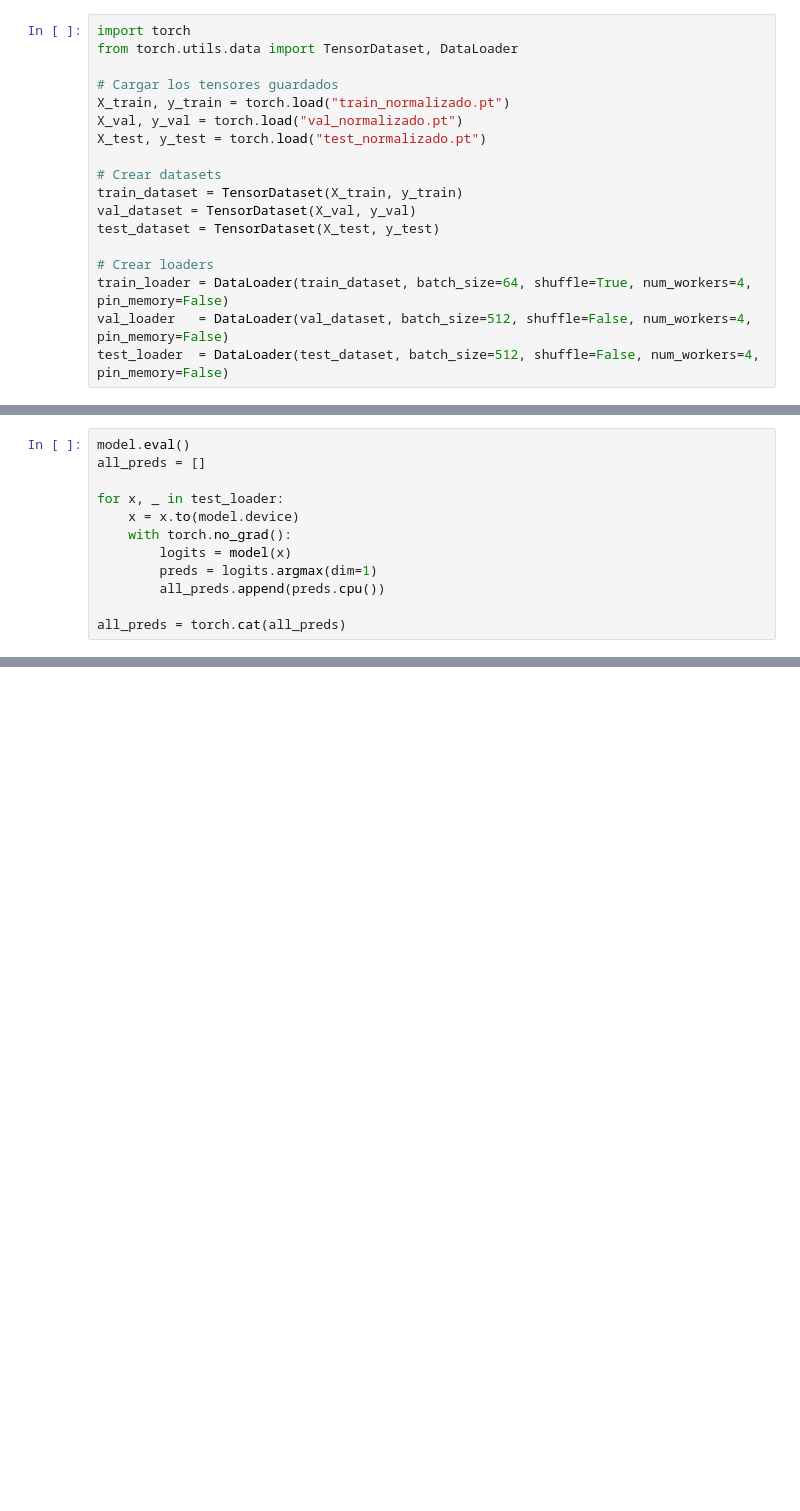
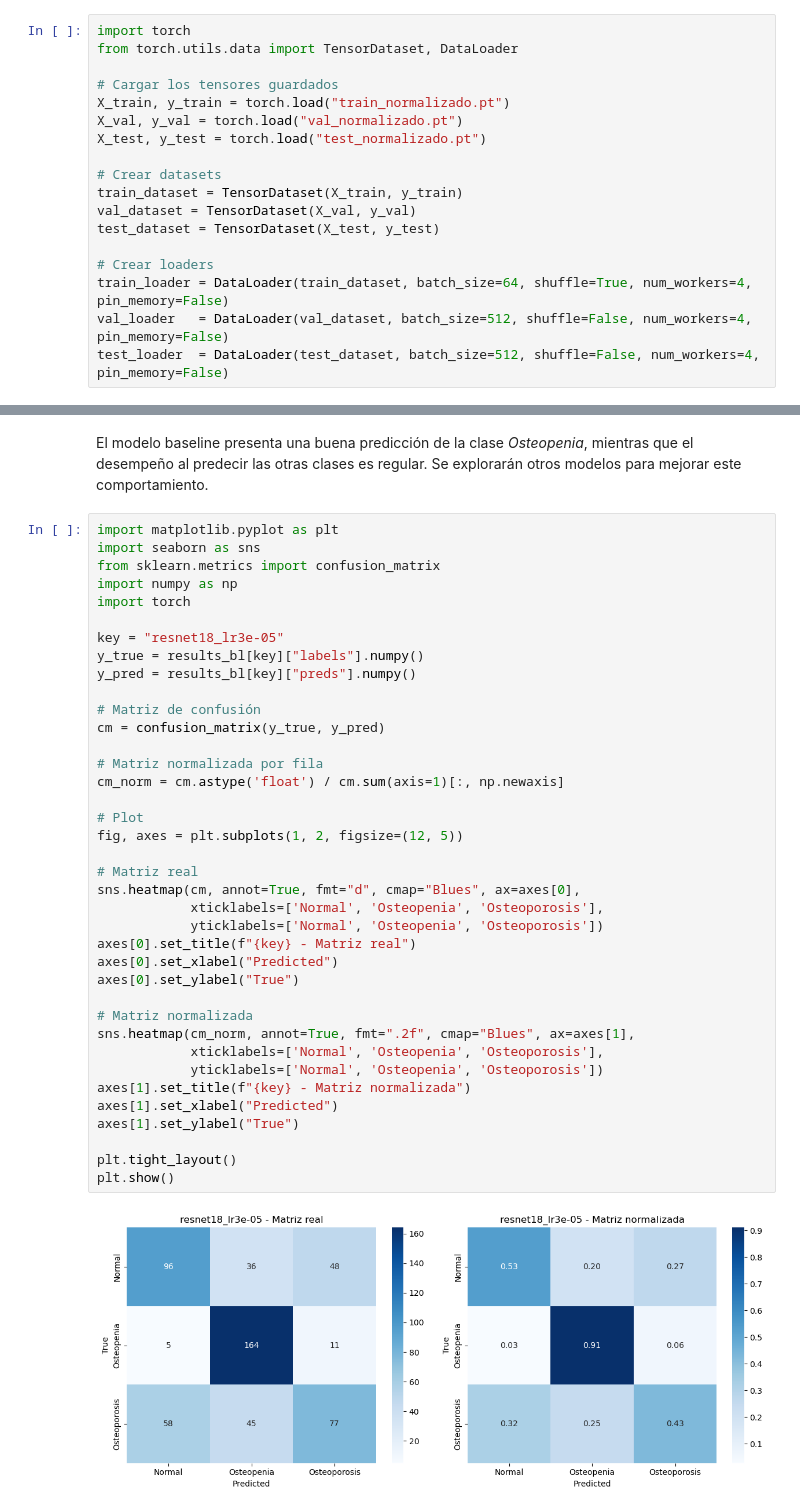
Before and after one commit to Javier-Etcheto/Vision-por-Computadora-II, a Jupyter notebook: Baseline.ipynb, the cells around one changed output, grey strips where cells are left out. Saved outputs shown, nothing was run; the diff lists cells and outputs as text; blank space fills up the shorter version.

```diff
--- a/Baseline.ipynb
+++ b/Baseline.ipynb
@@ -152,12 +55,0 @@ c:\Users\javier\anaconda3\Lib\site-packages\lightning\pytorch\trainer\connectors
-# %%
-model.eval()
-all_preds = []
-
-for x, _ in test_loader:
-    x = x.to(model.device)
-    with torch.no_grad():
-        logits = model(x)
-        preds = logits.argmax(dim=1)
-        all_preds.append(preds.cpu())
-
-all_preds = torch.cat(all_preds)
@@ -296,0 +303,42 @@ Estos resultados sugieren que, para mejorar el desempeño, será necesario aumen
+# %% [markdown]
+El modelo baseline presenta una buena predicción de la clase *Osteopenia*, mientras que el desempeño al predecir las otras clases es regular. Se explorarán otros modelos para mejorar este comportamiento.
+# %%
+import matplotlib.pyplot as plt
+import seaborn as sns
+from sklearn.metrics import confusion_matrix
+import numpy as np
+import torch
+
+key = "resnet18_lr3e-05"
+y_true = results_bl[key]["labels"].numpy()
+y_pred = results_bl[key]["preds"].numpy()
+
+# Matriz de confusión
+cm = confusion_matrix(y_true, y_pred)
+
+# Matriz normalizada por fila
+cm_norm = cm.astype('float') / cm.sum(axis=1)[:, np.newaxis]
+
+# Plot
+fig, axes = plt.subplots(1, 2, figsize=(12, 5))
+
+# Matriz real
+sns.heatmap(cm, annot=True, fmt="d", cmap="Blues", ax=axes[0],
+            xticklabels=['Normal', 'Osteopenia', 'Osteoporosis'],
+            yticklabels=['Normal', 'Osteopenia', 'Osteoporosis'])
+axes[0].set_title(f"{key} - Matriz real")
+axes[0].set_xlabel("Predicted")
+axes[0].set_ylabel("True")
+
+# Matriz normalizada
+sns.heatmap(cm_norm, annot=True, fmt=".2f", cmap="Blues", ax=axes[1],
+            xticklabels=['Normal', 'Osteopenia', 'Osteoporosis'],
+            yticklabels=['Normal', 'Osteopenia', 'Osteoporosis'])
+axes[1].set_title(f"{key} - Matriz normalizada")
+axes[1].set_xlabel("Predicted")
+axes[1].set_ylabel("True")
+
+plt.tight_layout()
+plt.show()
+# %% [output]
+[figure, added]
```
Also changed, not shown: parts of 19 cells of this notebook, 2 other files.
